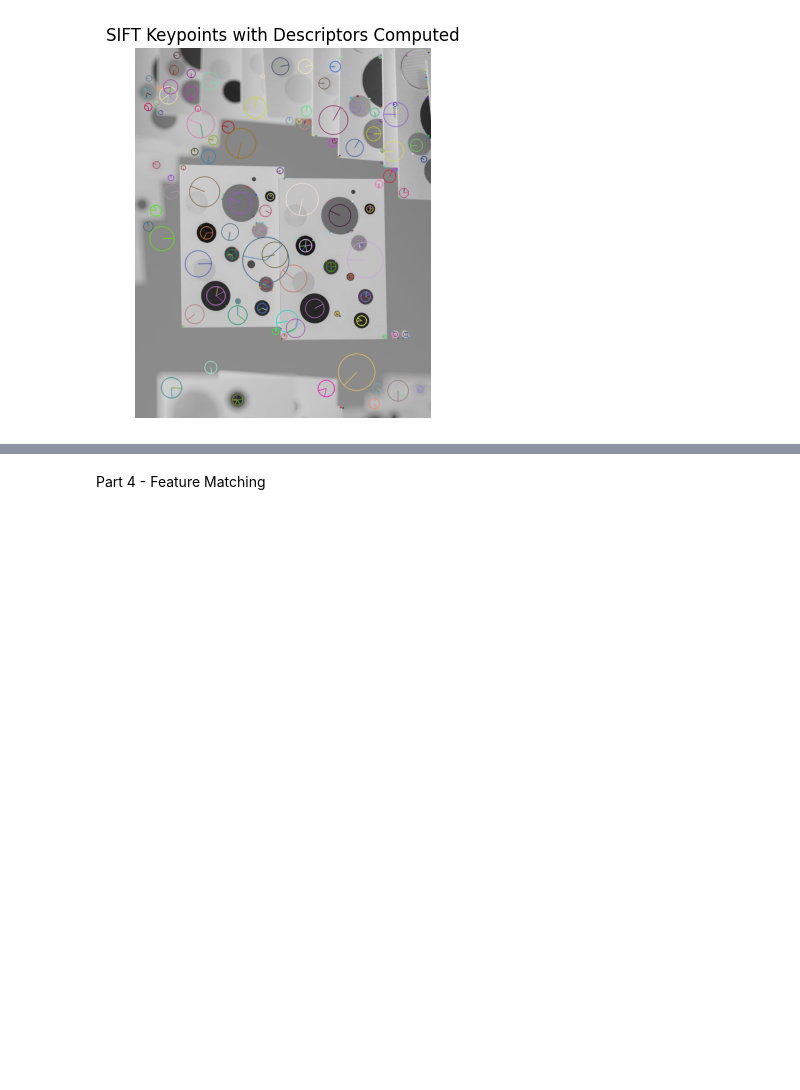
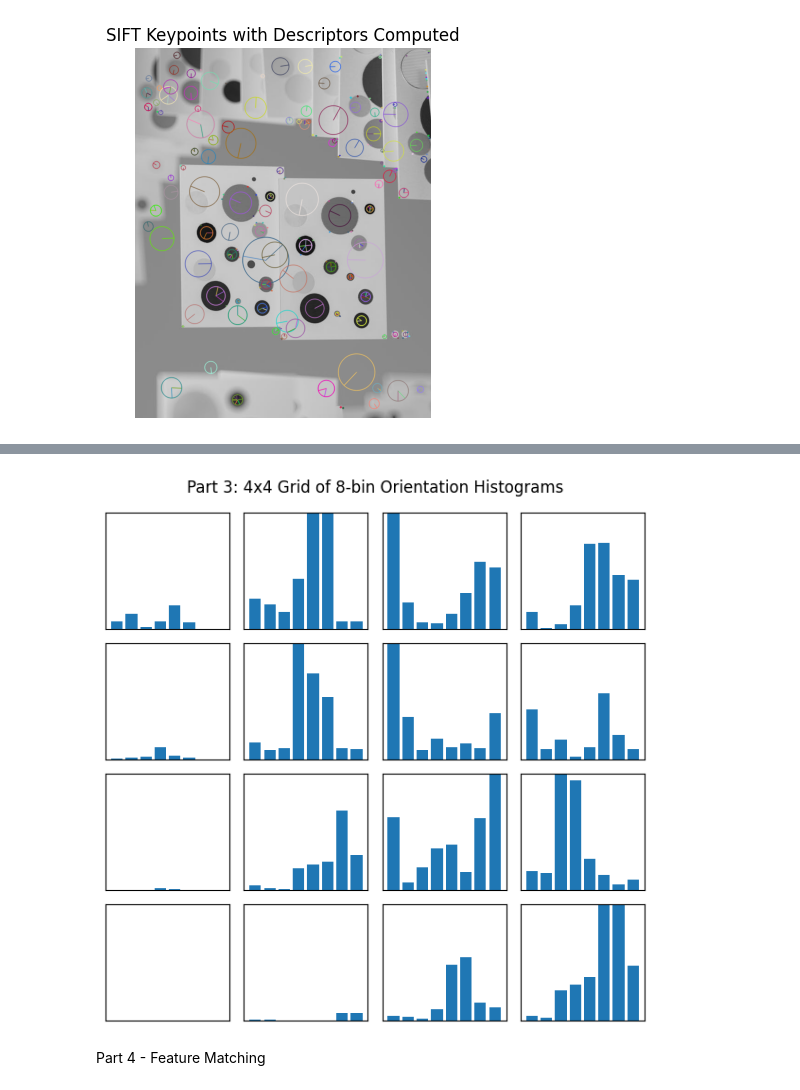
Before and after one commit to Billy-Burns/SIFTFeatureAnalysis, a Jupyter notebook: repo3Code.ipynb, the cells around one changed output, grey strips where cells are left out. Drawn from its saved outputs; the diff is of its cells as text; code cells hidden in the pictures; blank space fills up the shorter version.

```diff
--- a/repo3Code.ipynb
+++ b/repo3Code.ipynb
@@ -103,3 +140,19 @@ plt.show()
+# %%
+descriptor_grid = selected_desc.reshape(4, 4, 8)
+# %%
+fig, axes = plt.subplots(4, 4, figsize=(6, 6))
+fig.suptitle("Part 3: 4x4 Grid of 8-bin Orientation Histograms", fontsize=12)
+
+for i in range(4):
+    for j in range(4):
+        axes[i, j].bar(np.arange(8), descriptor_grid[i, j])
+        axes[i, j].set_xticks([])
+        axes[i, j].set_yticks([])
+        axes[i, j].set_ylim(0, np.max(descriptor_grid))
+plt.tight_layout()
+plt.show()
+# %% [output]
+[figure, added]
 # %% [markdown]
 Part 4 - Feature Matching
 # %%
```
Also changed, not shown: parts of 3 cells of this notebook, 2 other files.
